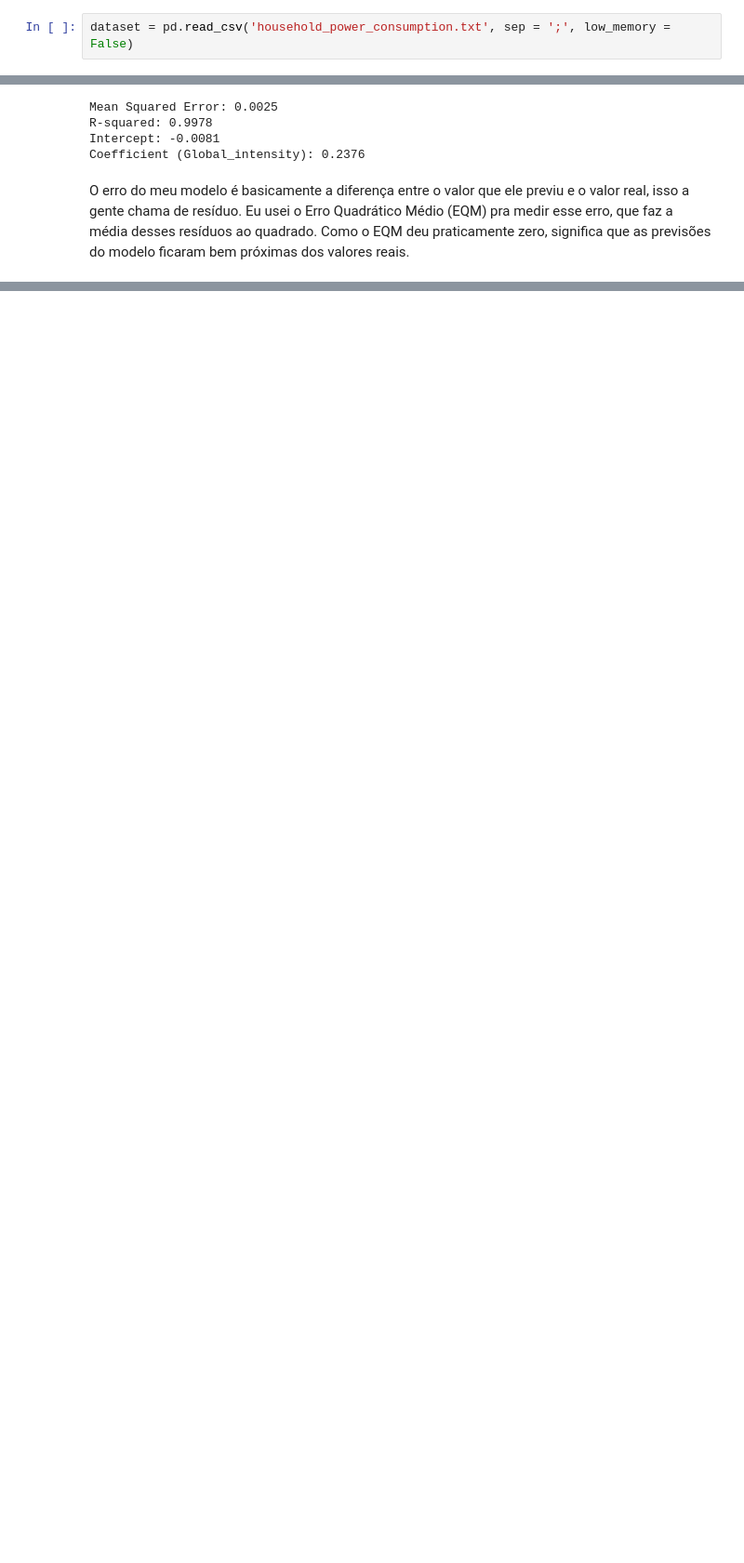
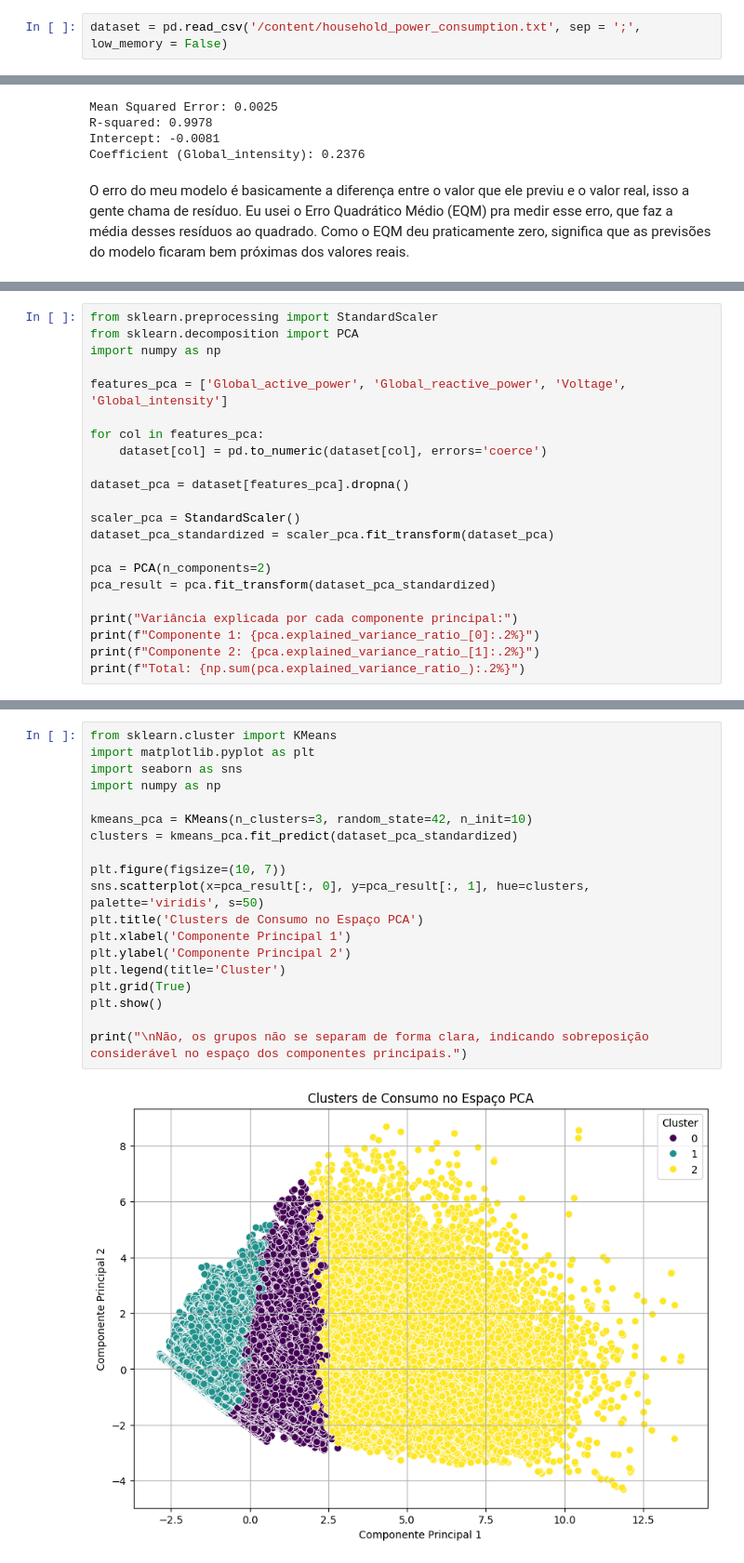
Before and after one commit to jliamonteiro/cp1-IA, a Jupyter notebook: cp1.ipynb, the cells around one changed output, grey strips where cells are left out. Shown at 93% size. Cells and saved outputs as stored; diff of their text form; blank space fills up the shorter version.

```diff
--- a/cp1.ipynb
+++ b/cp1.ipynb
@@ -1,7 +1,7 @@
 # %%
 import pandas as pd
 # %%
-dataset = pd.read_csv('household_power_consumption.txt', sep = ';', low_memory = False)
+dataset = pd.read_csv('/content/household_power_consumption.txt', sep = ';', low_memory = False)
 # %% [markdown]
 ## 1.
 # %%
@@ -546,0 +598,22 @@ O erro do meu modelo é basicamente a diferença entre o valor que ele previu e
+# %%
+from sklearn.preprocessing import StandardScaler
+from sklearn.decomposition import PCA
+import numpy as np
+
+features_pca = ['Global_active_power', 'Global_reactive_power', 'Voltage', 'Global_intensity']
+
+for col in features_pca:
+    dataset[col] = pd.to_numeric(dataset[col], errors='coerce')
+
+dataset_pca = dataset[features_pca].dropna()
+
+scaler_pca = StandardScaler()
+dataset_pca_standardized = scaler_pca.fit_transform(dataset_pca)
+
+pca = PCA(n_components=2)
+pca_result = pca.fit_transform(dataset_pca_standardized)
+
+print("Variância explicada por cada componente principal:")
+print(f"Componente 1: {pca.explained_variance_ratio_[0]:.2%}")
+print(f"Componente 2: {pca.explained_variance_ratio_[1]:.2%}")
+print(f"Total: {np.sum(pca.explained_variance_ratio_):.2%}")
@@ -546,0 +627,21 @@ O erro do meu modelo é basicamente a diferença entre o valor que ele previu e
+# %%
+from sklearn.cluster import KMeans
+import matplotlib.pyplot as plt
+import seaborn as sns
+import numpy as np
+
+kmeans_pca = KMeans(n_clusters=3, random_state=42, n_init=10)
+clusters = kmeans_pca.fit_predict(dataset_pca_standardized)
+
+plt.figure(figsize=(10, 7))
+sns.scatterplot(x=pca_result[:, 0], y=pca_result[:, 1], hue=clusters, palette='viridis', s=50)
+plt.title('Clusters de Consumo no Espaço PCA')
+plt.xlabel('Componente Principal 1')
+plt.ylabel('Componente Principal 2')
+plt.legend(title='Cluster')
+plt.grid(True)
+plt.show()
+
+print("\nNão, os grupos não se separam de forma clara, indicando sobreposição considerável no espaço dos componentes principais.")
+# %% [output]
+[figure, added]
```
Also changed, not shown: parts of 54 cells of this notebook, 1 other file.
